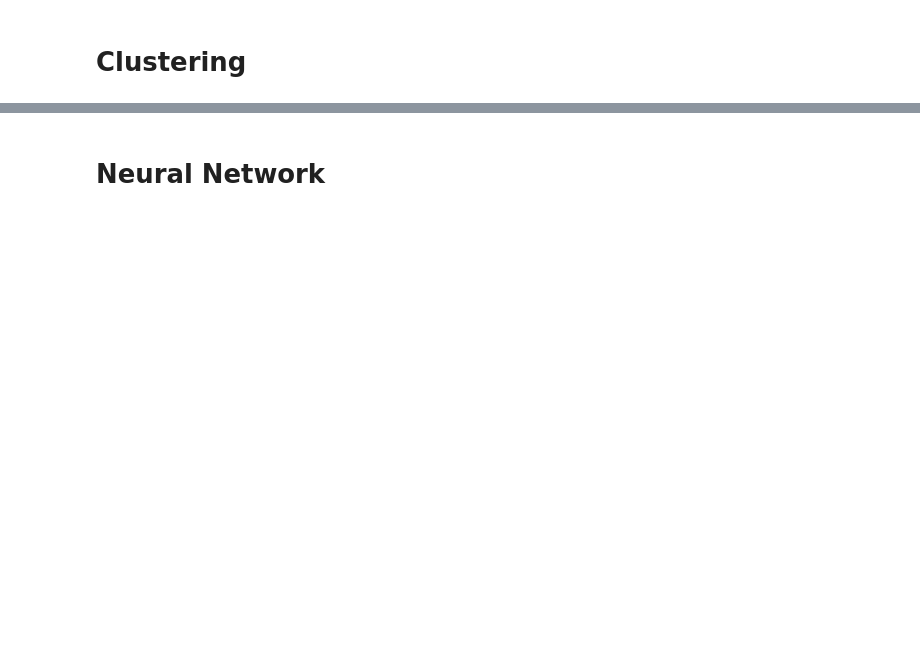
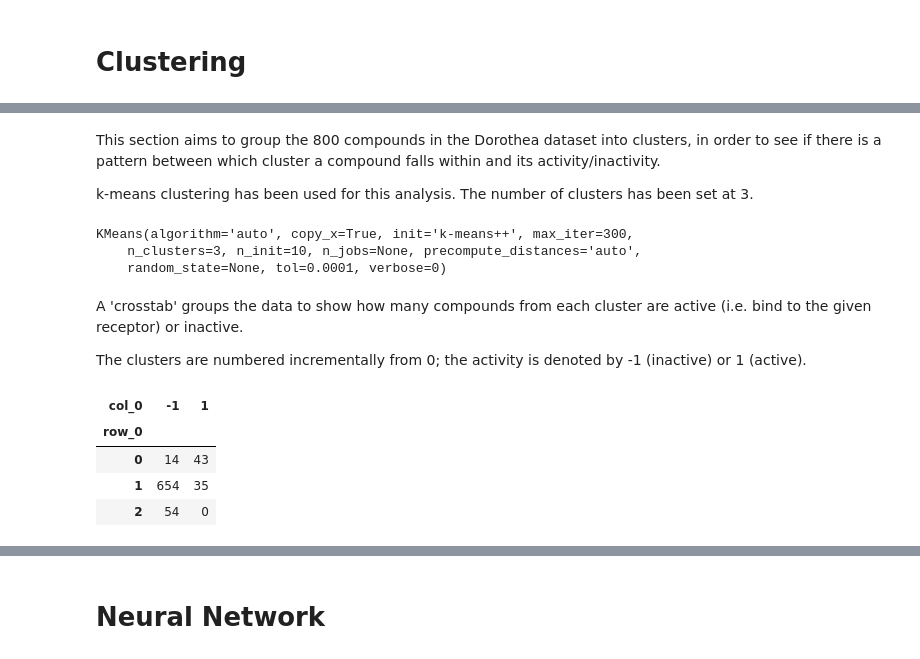
Before and after one commit to JoeFd/Dorothea, a Jupyter notebook: Dorothea_JF.ipynb, the cells around one changed output, grey strips where cells are left out. Drawn from its saved outputs; the diff is of its cells as text; code cells hidden in the pictures; blank space fills up the shorter version.

```diff
--- a/Dorothea_JF.ipynb
+++ b/Dorothea_JF.ipynb
@@ -145,0 +112,29 @@ pd.crosstab(clust,active)
+# %% [markdown]
+This section aims to group the 800 compounds in the Dorothea dataset into clusters, in order to see if there is a pattern between which cluster a compound falls within and its activity/inactivity.
+
+k-means clustering has been used for this analysis. The number of clusters has been set at 3.
+# %%
+n_clusters = 3 #VARIABLE
+
+principalDf = pd.DataFrame(data = principalComponents) #This is the 800 compounds in the dataset, reduced to their 234 principal components
+
+kmeans= cluster.KMeans(n_clusters = n_clusters)
+kmeans.fit(principalDf)
+# %% [output]
+KMeans(algorithm='auto', copy_x=True, init='k-means++', max_iter=300,
+    n_clusters=3, n_init=10, n_jobs=None, precompute_distances='auto',
+    random_state=None, tol=0.0001, verbose=0)
+# %% [markdown]
+A 'crosstab' groups the data to show how many compounds from each cluster are active (i.e. bind to the given receptor) or inactive.
+
+The clusters are numbered incrementally from 0; the activity is denoted by -1 (inactive) or 1 (active).
+# %%
+clust = kmeans.labels_
+activity = data_out.values.flatten()
+pd.crosstab(clust, activity)
+# %% [output]
+| col_0 | -1 | 1 |
+| row_0 |  |  |
+| 0 | 14 | 43 |
+| 1 | 654 | 35 |
+| 2 | 54 | 0 |
```
Also changed, not shown: parts of 44 cells of this notebook.
